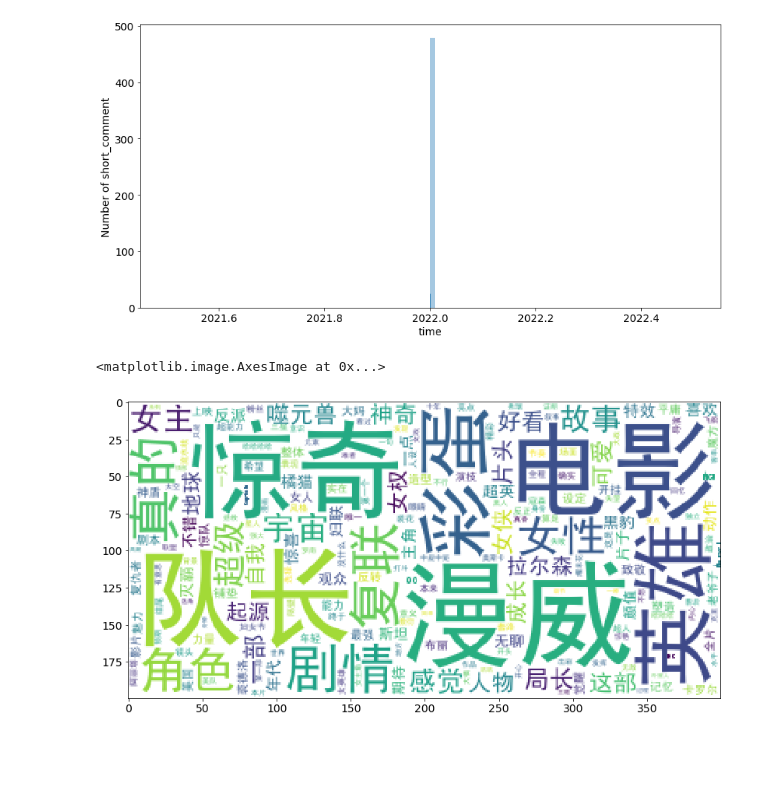
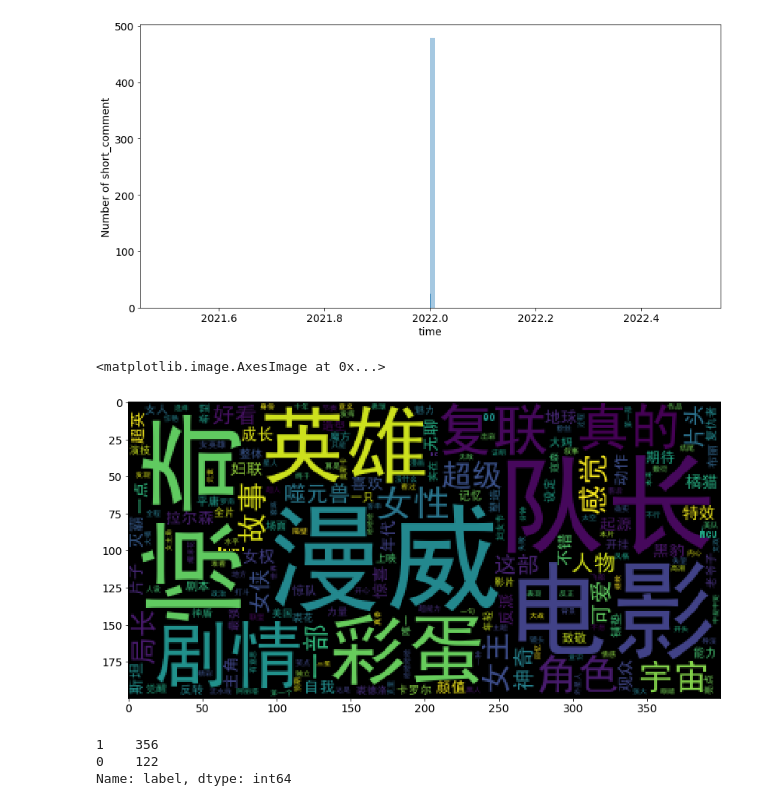
Before and after one commit to ftconan/douban_movies_comments, a Jupyter notebook: douban_movie2/analysis_comment.ipynb, the cells around one changed output. Saved outputs shown, nothing was run; the diff lists cells and outputs as text; code cells hidden in the pictures; blank space fills up the shorter version.

```diff
--- a/douban_movie2/analysis_comment.ipynb
+++ b/douban_movie2/analysis_comment.ipynb
@@ -69,32 +69,39 @@ Text(0, 0.5, 'Number of short_comment')
 # 2.短评词云
 content_X = data_com_X.comment.dropna().values.tolist()
 # 导入,分词
 segment = []
 for line in content_X:
     try:
         segs = jieba.lcut(line)
         for seg in segs:
             if len(seg) > 1 and seg != '\r\n':
                 segment.append(seg)
     except Exception as e:
         # print(line)
         continue
 
 # 去停用词
 words_df = pd.DataFrame({'segment': segment})
 stopwords = pd.read_csv('./data/stopwords.txt', index_col=False, quoting=3, sep='\t', names=['stopword'], encoding='utf-8')
 words_df = words_df[~words_df.segment.isin(stopwords.stopword)]
 # 统计词频
 words_stat = words_df.groupby(by=['segment'])['segment'].agg({'计数': np.size})
 words_stat = words_stat.reset_index().sort_values(by=['计数'], ascending=False)
 # print(words_stat.head())
 
 # 词云
-word_cloud = WordCloud(font_path='./data/simhei.ttf', background_color='white', max_font_size=80)
+word_cloud = WordCloud(font_path='./data/simhei.ttf', background_color='black', max_font_size=80)
 words_frequence = {x[0]:x[1] for x in words_stat.head(1000).values}
 # print(words_frequence)
 word_cloud = word_cloud.fit_words(words_frequence)
 plt.imshow(word_cloud)
 # %% [output]
 <matplotlib.image.AxesImage at 0x...>
-[figure, old version]
+[figure, new version]
+# %%
+# 3.根据短评文本和点评人是否喜欢作为训练数据，构建情感褒贬分析分类器
+data_com_X.label.value_counts()
+# %% [output]
+1    356
+0    122
+Name: label, dtype: int64
```
Also changed, not shown: parts of 1 cell of this notebook, 1 other file.
